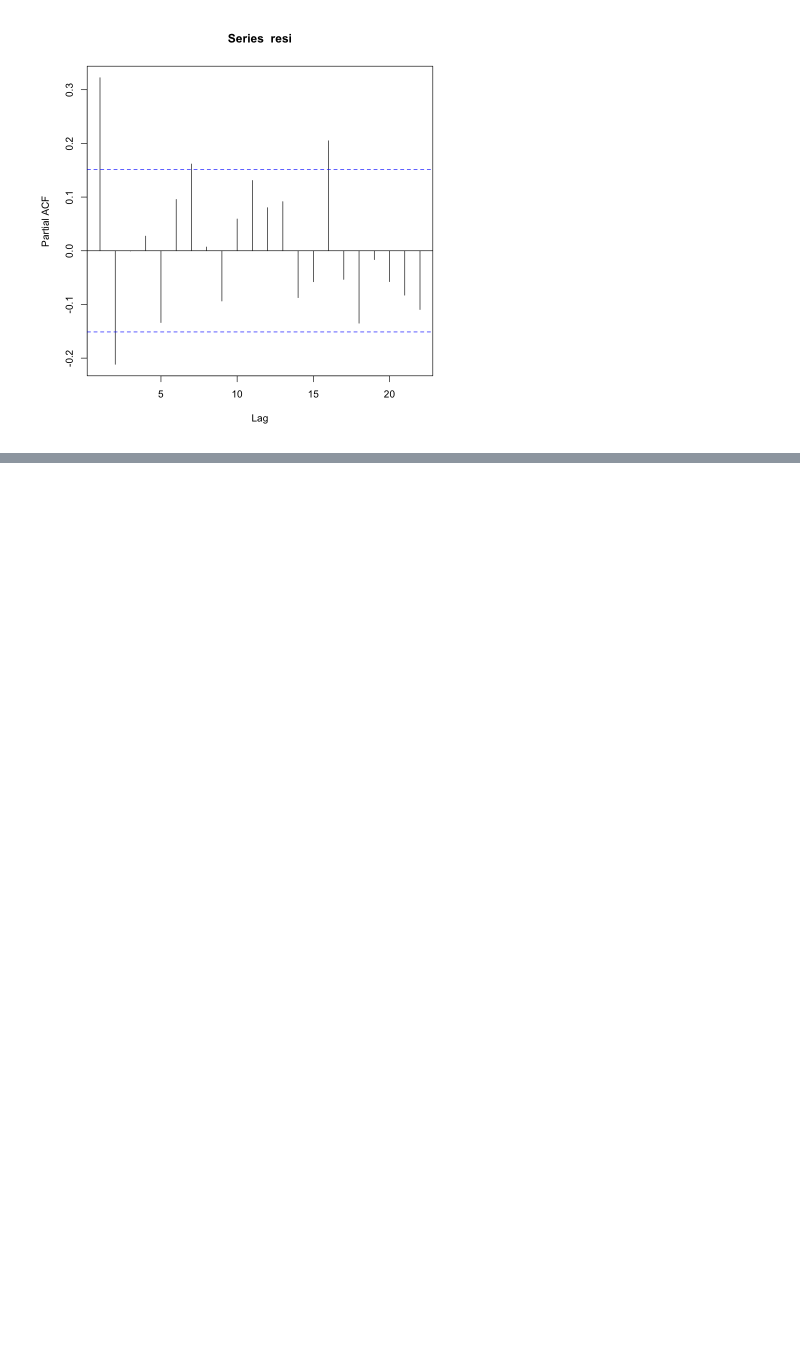
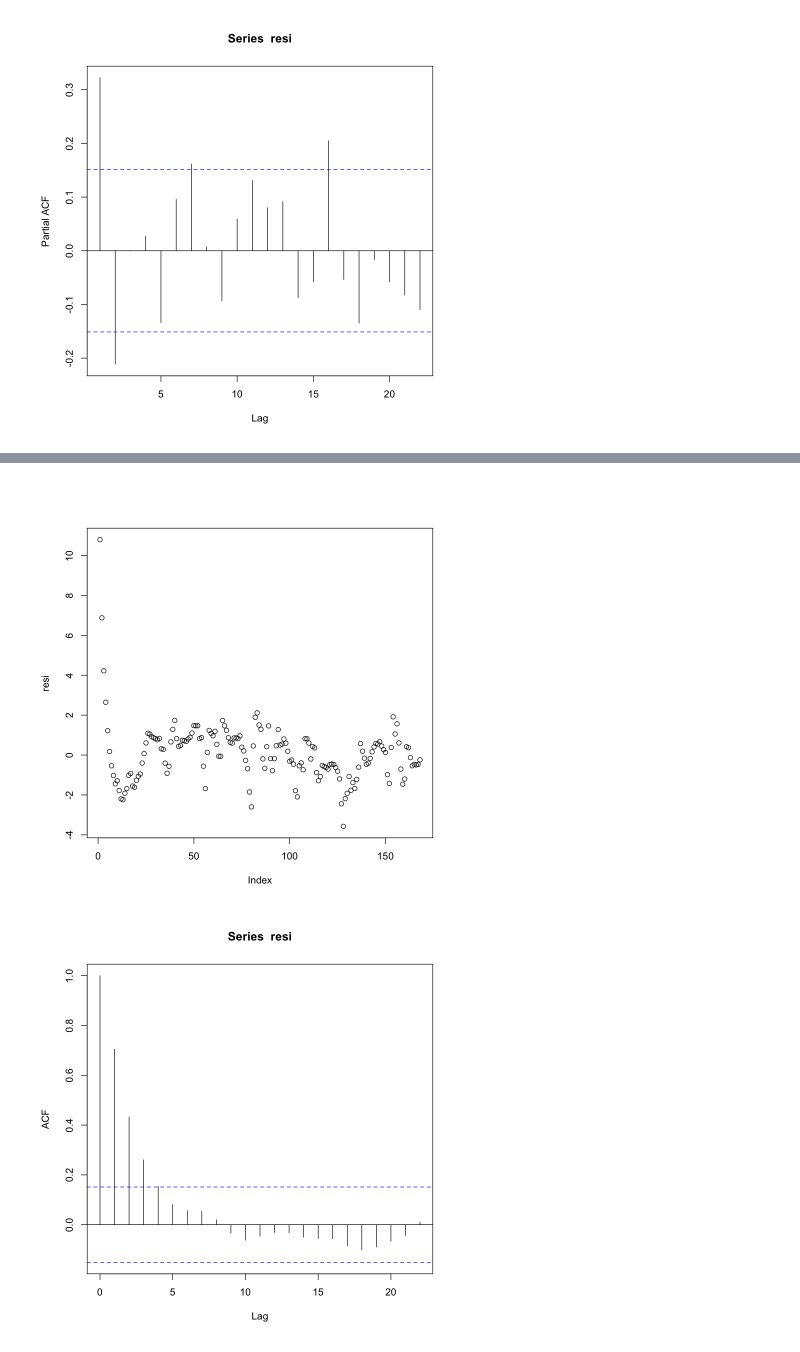
Before and after one commit to mathilderask/TimeSeriesAnalysis, a Jupyter notebook: Assignment4/opg2_nik.ipynb, the cells around one changed output, grey strips where cells are left out. Saved outputs shown, nothing was run; the diff lists cells and outputs as text; code cells hidden in the pictures; blank space fills up the shorter version.

```diff
--- a/Assignment4/opg2_nik.ipynb
+++ b/Assignment4/opg2_nik.ipynb
@@ -118,7 +90,0 @@ $message
-# %%
-par <- c(0.0147840289711578,9.8460232437838,0.0226061128118322,0.464616287403753,1.70057340600187,0.839302282415891,3.50201759342375,0.599572352437142,1e-04,1.48995403683668,9.19281530649842,5.4886165665028,4.93222122018282,0.00278076146231157,0.18525324778662,7.5575242456597)
-ypred <-kf_logLik_dt(par = par,df = data)
-resi<-data$Y-ypred
-plot(resi)
-acf(resi)
-pacf(resi)
@@ -130,0 +91,12 @@ plot()
+# %%
+ypred <-kf_logLik_dt(par = par,df = data)
+resi<-data$Y-ypred
+plot(resi)
+
+acf(resi)
+pacf(resi)
+plot(data$Y)
+lines(ypred)
+# %% [output]
+[figure, added]
+[figure, added]
```
Also changed, not shown: parts of 9 cells of this notebook, 1 other file.
